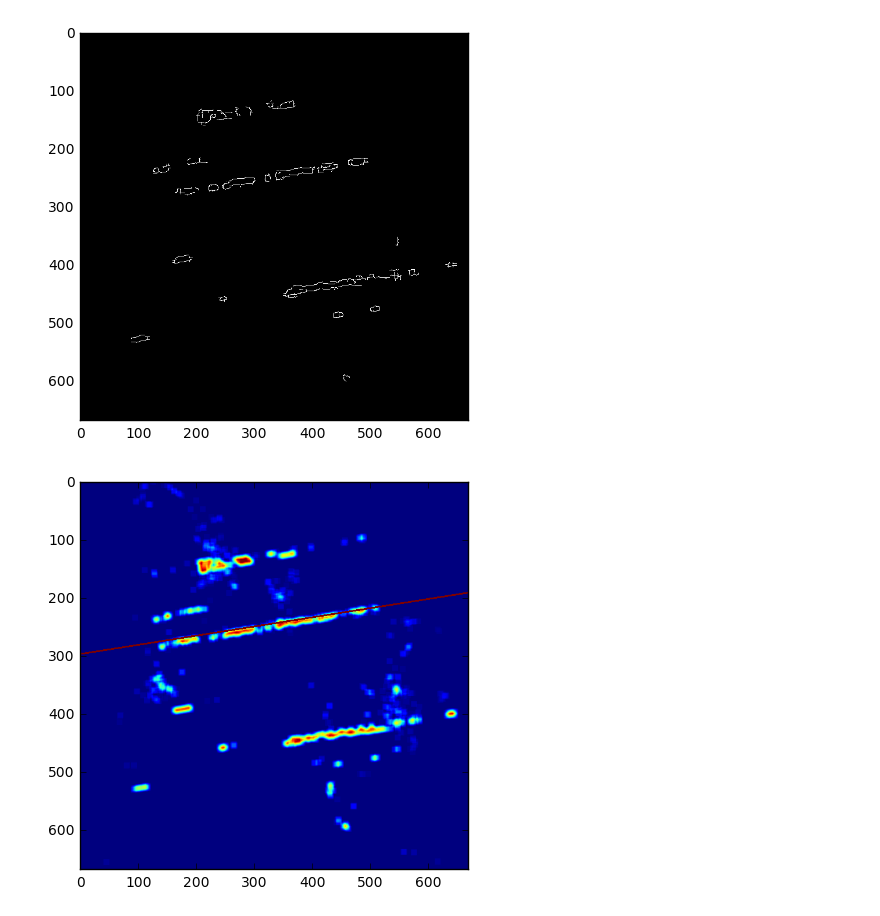
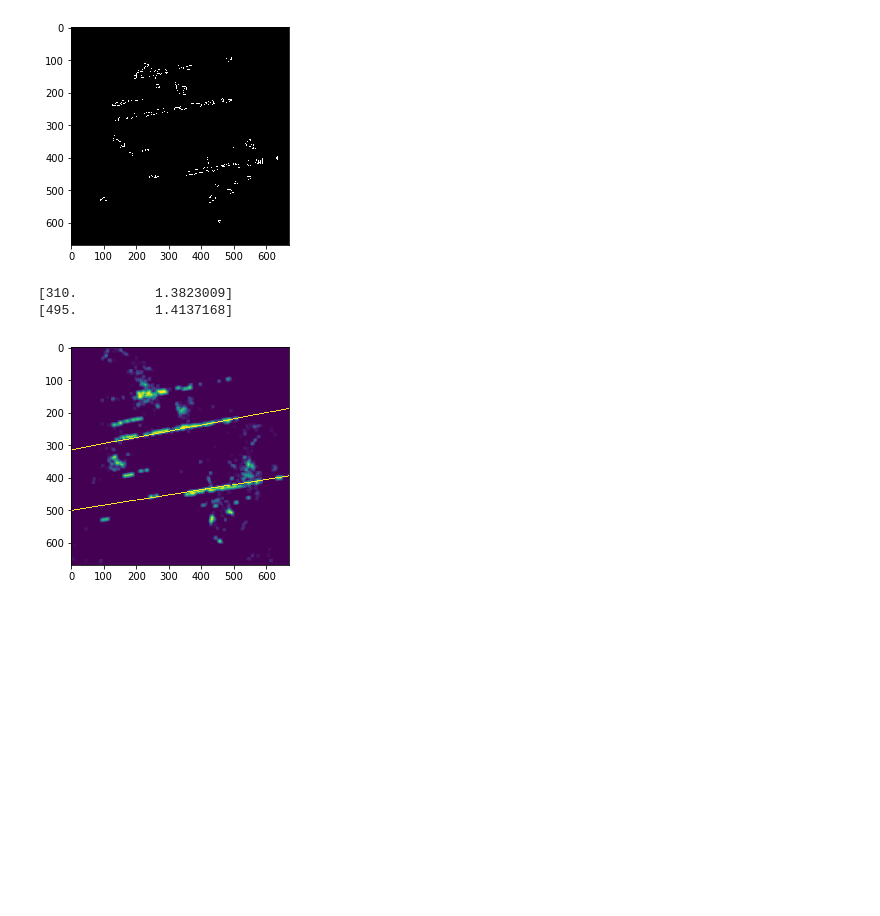
Before and after one commit to rytse/owsf, a Jupyter notebook: process_and_plot.ipynb, the cells around one changed output. Cells and saved outputs as stored; diff of their text form; code cells hidden in the pictures; blank space fills up the shorter version.

Commit message:
Pick out individual lines with Houghman

```diff
--- a/process_and_plot.ipynb
+++ b/process_and_plot.ipynb
@@ -50,4 +52,4 @@ plt.savefig('img.png', dpi=600)
 # %%
-red_m = cv2.inRange(rgb, np.array([110, 0, 0]), np.array([255, 200, 200]))
+red_m = cv2.inRange(rgb, np.array([100, 0, 0]), np.array([255, 210, 210]))
 plt.imshow(red_m)
 cbar = plt.colorbar()
@@ -72,42 +136,34 @@ plt.show()
 # %%
 img = red_m.copy()
 img = cv2.blur(img, (10, 10))
-#img = cv2.cvtColor(img, cv2.COLOR_BGR2GRAY)
-
-sigma = 0.33
-v = np.median(img)
-lower = int(max(0, (1.0-sigma)*v))
-upper = int(min(255, (1.0+sigma)*v))
-
-
-
 
 edges = cv2.Canny(img, 100, 250, apertureSize = 3)
 plt.imshow(edges, cmap = 'gray')
 plt.show()
 
-lines = cv2.HoughLines(edges, 10, np.pi / 180, 20,15)
-for rho,theta in lines[0]:
-    a = np.cos(theta)
-    b = np.sin(theta)
-    x0 = a*rho
-    y0 = b*rho
-    x1 = int(x0 + 1000*(-b))
-    y1 = int(y0 + 1000*(a))
-    x2 = int(x0 - 1000*(-b))
-    y2 = int(y0 - 1000*(a))
+lines = cv2.HoughLines(edges, 5, np.pi / 100, 1)#,15)
+segmented = segment_by_angle_kmeans(lines[0:10])
 
-    cv2.line(img,(x1,y1),(x2,y2),(255,255,255),2)
+for k in range(2):
+    for rep in segmented[k][0]:
+        print(rep)
+        rho = rep[0]
+        theta = rep[1]
+        a = np.cos(theta)
+        b = np.sin(theta)
+        x0 = a*rho
+        y0 = b*rho
+        x1 = int(x0 + 1000*(-b))
+        y1 = int(y0 + 1000*(a))
+        x2 = int(x0 - 1000*(-b))
+        y2 = int(y0 - 1000*(a))
 
-# minLineLength = 1
-# maxLineGap = 10
-# lines = cv2.HoughLinesP(edges,1,np.pi/180,100,minLineLength,maxLineGap)
-# # lines = cv2.HoughLinesP(edges, 1, np.pi / 180, 1)
-# for x1,y1,x2,y2 in lines[0]:
-#     cv2.line(img,(x1,y1),(x2,y2),(255,255,255),2)
+        cv2.line(img,(x1,y1),(x2,y2),(255,255,255),2)
 
 plt.imshow(img)
 plt.show()
 # %% [output]
-[figure, old version]
+[figure, new version]
+[310.          1.3823009]
+[495.          1.4137168]
-[figure, old version]
+[figure, new version]
```
Also changed, not shown: parts of 7 cells of this notebook, 2 other files.
